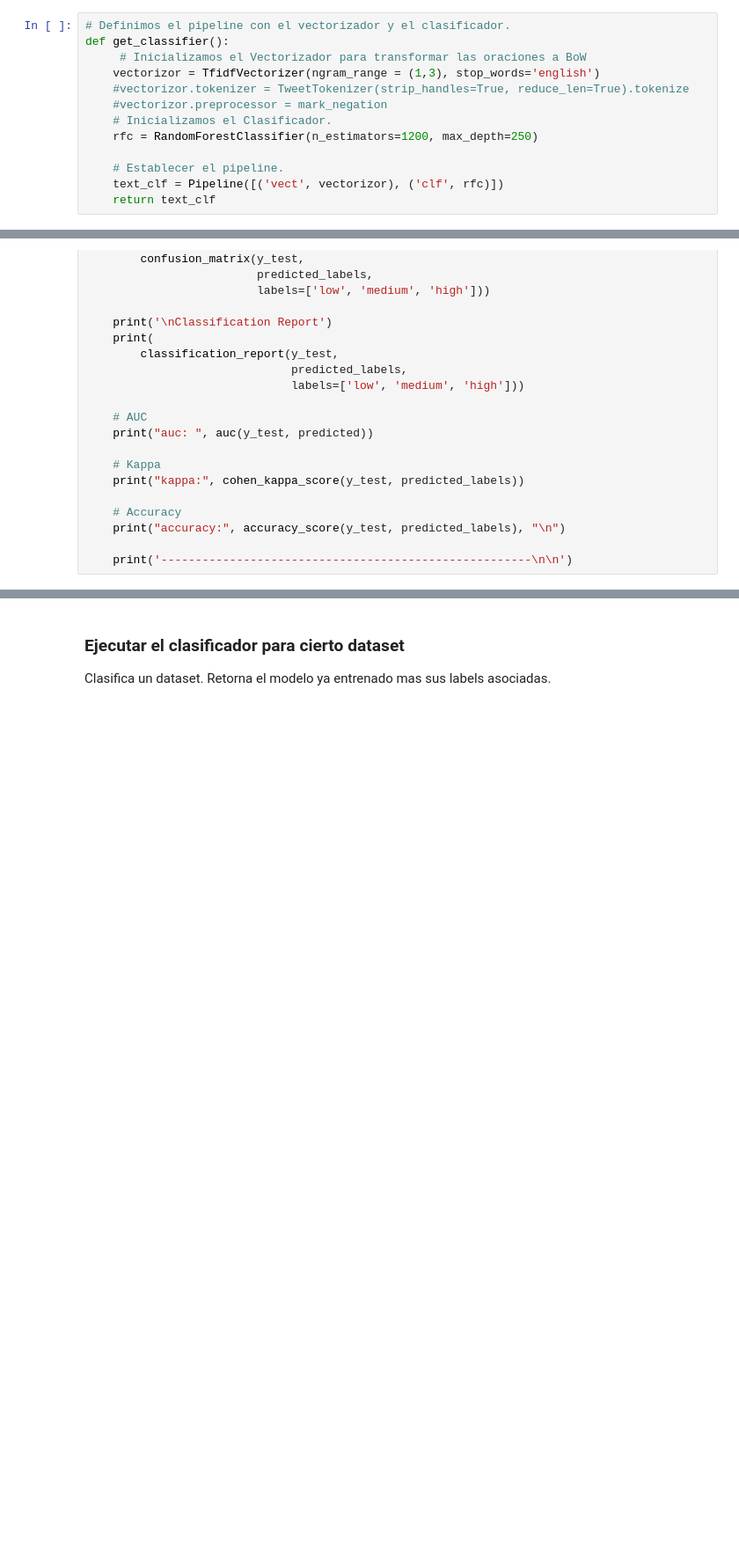
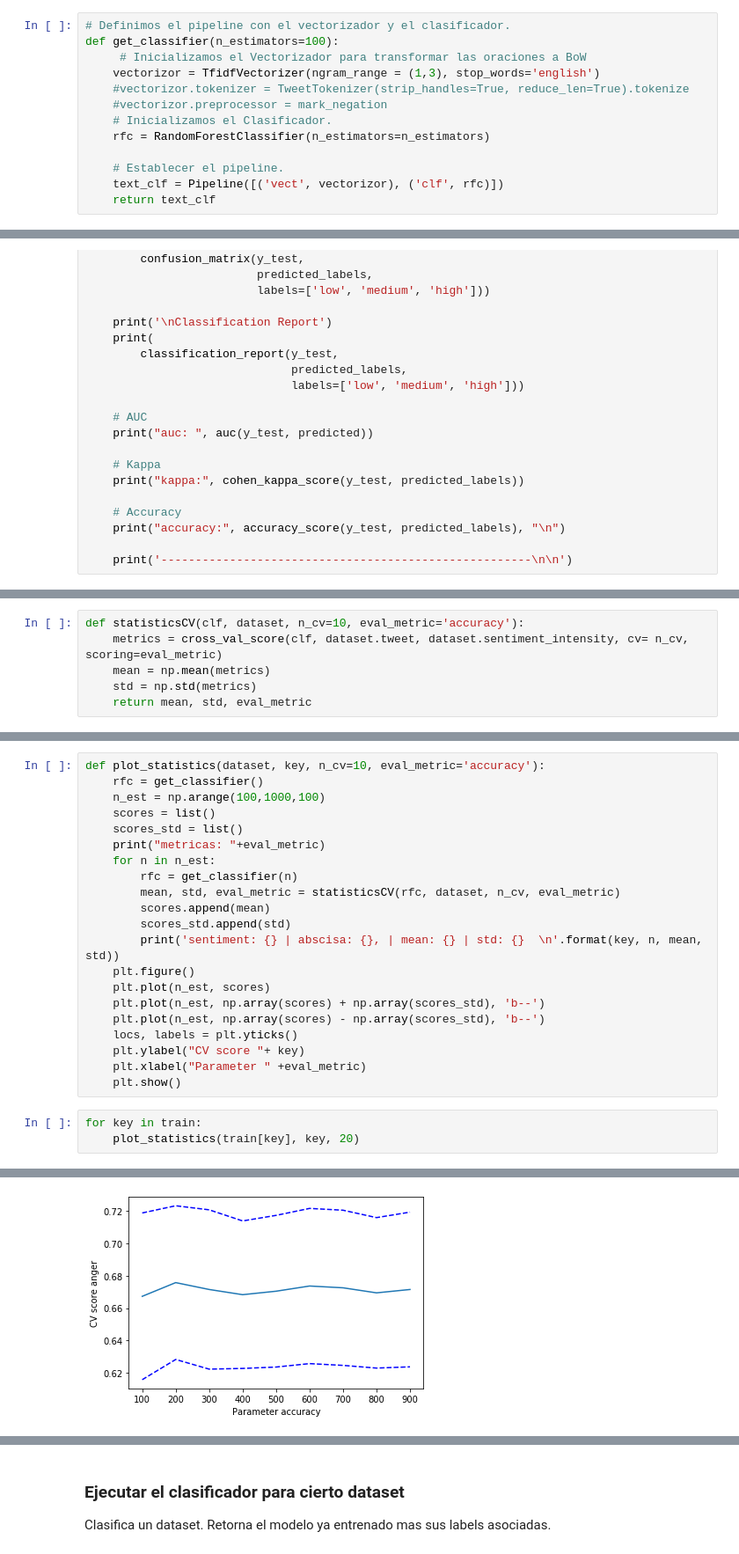
Before and after one commit to SanquirinoB/NLP_Proyects2019, a Jupyter notebook: classifiers/random_forest/random_forest.ipynb, the cells around one changed output, grey strips where cells are left out. Shown at 88% size. Drawn from its saved outputs; the diff is of its cells as text; blank space fills up the shorter version.

Commit message:
added statistics data and plots

```diff
--- a/classifiers/random_forest/random_forest.ipynb
+++ b/classifiers/random_forest/random_forest.ipynb
@@ -111,13 +112,13 @@ Consejo para el vectorizador: investigar los modulos de `nltk`, en particular, `
 Consejo para el clasificador: investigar otros clasificadores mas efectivos que naive bayes. Ojo q naive bayes no debería usarse con n-gramas, ya que rompe el supuesto de independencia.
 # %%
 # Definimos el pipeline con el vectorizador y el clasificador.
-def get_classifier():
+def get_classifier(n_estimators=100):
      # Inicializamos el Vectorizador para transformar las oraciones a BoW
     vectorizor = TfidfVectorizer(ngram_range = (1,3), stop_words='english')
     #vectorizor.tokenizer = TweetTokenizer(strip_handles=True, reduce_len=True).tokenize
     #vectorizor.preprocessor = mark_negation
     # Inicializamos el Clasificador.
-    rfc = RandomForestClassifier(n_estimators=1200, max_depth=250)
+    rfc = RandomForestClassifier(n_estimators=n_estimators)
 
     # Establecer el pipeline.
     text_clf = Pipeline([('vect', vectorizor), ('clf', rfc)])
@@ -165,0 +171,6 @@ def evaulate(predicted, y_test, labels):
+# %%
+def statisticsCV(clf, dataset, n_cv=10, eval_metric='accuracy'):
+    metrics = cross_val_score(clf, dataset.tweet, dataset.sentiment_intensity, cv= n_cv, scoring=eval_metric)
+    mean = np.mean(metrics)
+    std = np.std(metrics)
+    return mean, std, eval_metric
@@ -165,0 +179,25 @@ def evaulate(predicted, y_test, labels):
+# %%
+def plot_statistics(dataset, key, n_cv=10, eval_metric='accuracy'):
+    rfc = get_classifier()
+    n_est = np.arange(100,1000,100)
+    scores = list()
+    scores_std = list()
+    print("metricas: "+eval_metric)
+    for n in n_est:
+        rfc = get_classifier(n)
+        mean, std, eval_metric = statisticsCV(rfc, dataset, n_cv, eval_metric)
+        scores.append(mean)
+        scores_std.append(std)
+        print('sentiment: {} | abscisa: {}, | mean: {} | std: {}  \n'.format(key, n, mean, std))
+    plt.figure()
+    plt.plot(n_est, scores)
+    plt.plot(n_est, np.array(scores) + np.array(scores_std), 'b--')
+    plt.plot(n_est, np.array(scores) - np.array(scores_std), 'b--')
+    locs, labels = plt.yticks()
+    plt.ylabel("CV score "+ key)
+    plt.xlabel("Parameter " +eval_metric)
+    plt.show()
+# %%
+for key in train:
+    plot_statistics(train[key], key, 20)
+# %% [output]
@@ -165,0 +222 @@ def evaulate(predicted, y_test, labels):
+[figure, added]
```
Also changed, not shown: parts of 6 cells of this notebook, 2 other files.
